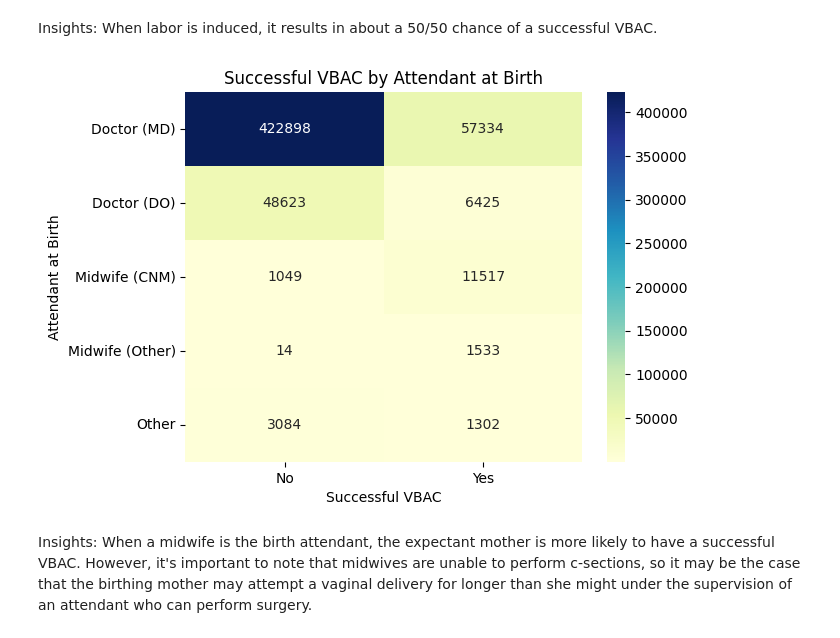
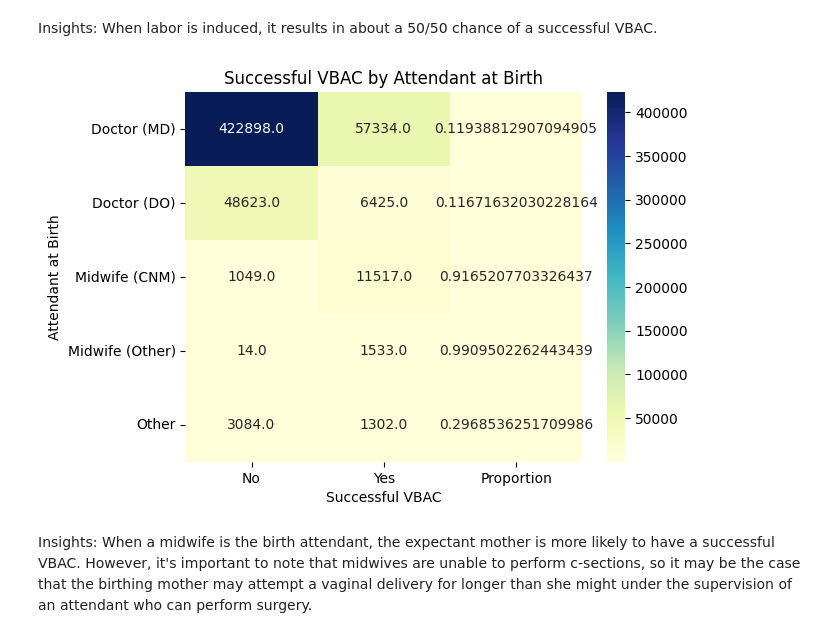
Before and after one commit to shroommu/natality-stats, a Jupyter notebook: dev/notebooks/exploratory/vbac/02_visualizations.ipynb, the cells around one changed output. Cells and saved outputs as stored; diff of their text form; code cells hidden in the pictures.

```diff
--- a/dev/notebooks/exploratory/vbac/02_visualizations.ipynb
+++ b/dev/notebooks/exploratory/vbac/02_visualizations.ipynb
@@ -14,13 +15,15 @@ import pickle as pkl
 import warnings
 
 warnings.filterwarnings("ignore")
+# %%
+save_path = filedialog.askdirectory()
 # %% [markdown]
 ### 1. Load Data
 # %%
-df = pkl.load(open("../../../data/processed/vbac/filtered_df.pkl", "rb"))
+df = pkl.load(open("../../../data/2021/processed/vbac/filtered_df.pkl", "rb"))
 successful_vbac = df["successful_vbac"]
 feature_importances_df = pkl.load(
-    open("../../../data/processed/vbac/feature_importances_df.pkl", "rb")
+    open("../../../data/2021/processed/vbac/feature_importances_df.pkl", "rb")
 )
 # %%
 head = df.head()
@@ -339,29 +404,35 @@ plt.show()
 # %% [markdown]
 Insights: When labor is induced, it results in about a 50/50 chance of a successful VBAC.
 # %%
-attendant_at_birth_cross_tab = pd.crosstab(df["attendant_at_birth"], successful_vbac)
-attendant_at_birth_cross_tab = attendant_at_birth_cross_tab.drop(9)
+attendant_at_birth_cross_tab = pd.crosstab(
+    df["attendant_at_birth"][df["attendant_at_birth"] != 9], successful_vbac
+)
+attendant_at_birth_cross_tab["proportion"] = attendant_at_birth_cross_tab[1] / (
+    attendant_at_birth_cross_tab[0] + attendant_at_birth_cross_tab[1]
+)
+
+attendant_at_birth_cross_tab.to_json(save_path + "/attendant_at_birth_cross_tab.json")
 
 attendant_at_birth_cross_tab_ax = sns.heatmap(
-    attendant_at_birth_cross_tab, annot=True, fmt="d", cmap="YlGnBu"
+    attendant_at_birth_cross_tab, annot=True, fmt="", cmap="YlGnBu"
 )
 attendant_at_birth_cross_tab_ax.set_title("Successful VBAC by Attendant at Birth")
 attendant_at_birth_cross_tab_ax.set_xlabel("Successful VBAC")
-attendant_at_birth_cross_tab_ax.set_xticklabels(["No", "Yes"])
+attendant_at_birth_cross_tab_ax.set_xticklabels(["No", "Yes", "Proportion"])
 attendant_at_birth_cross_tab_ax.set_ylabel("Attendant at Birth")
 attendant_at_birth_cross_tab_ax.set_yticklabels(
     [
         "Doctor (MD)",
         "Doctor (DO)",
         "Midwife (CNM)",
         "Midwife (Other)",
         "Other",
     ],
     rotation=0,
 )
 plt.show()
 # %% [output]
-[figure, old version]
+[figure, new version]
 # %% [markdown]
 Insights: When a midwife is the birth attendant, the expectant mother is more likely to have a successful VBAC. However, it's important to note that midwives are unable to perform c-sections, so it may be the case that the birthing mother may attempt a vaginal delivery for longer than she might under the supervision of an attendant who can perform surgery.
 # %%
```
Also changed, not shown: parts of 32 cells of this notebook, 2 other files.
